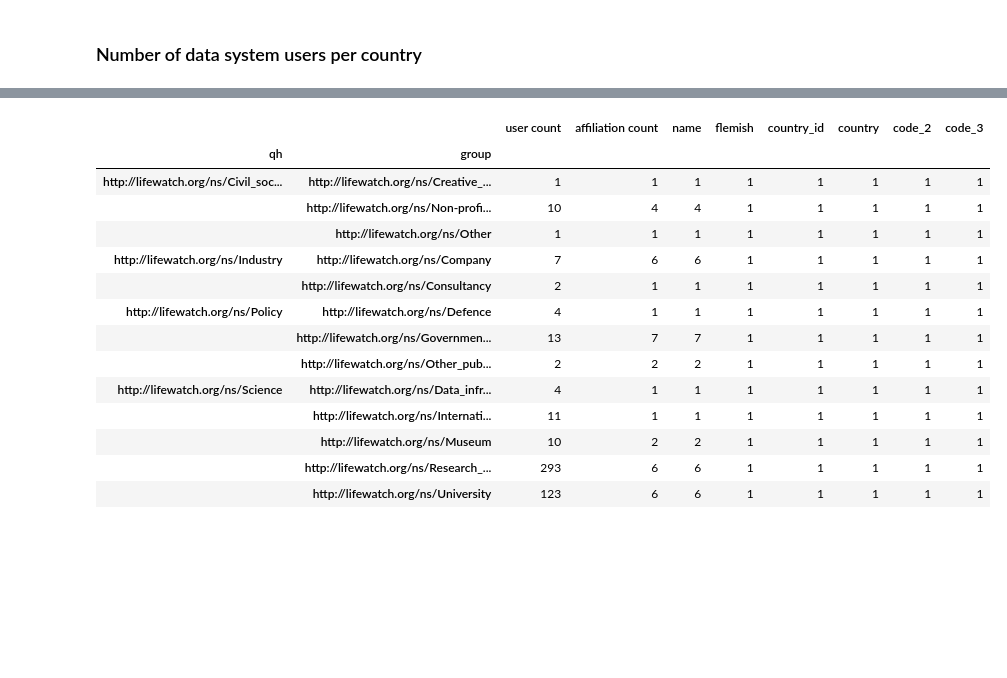
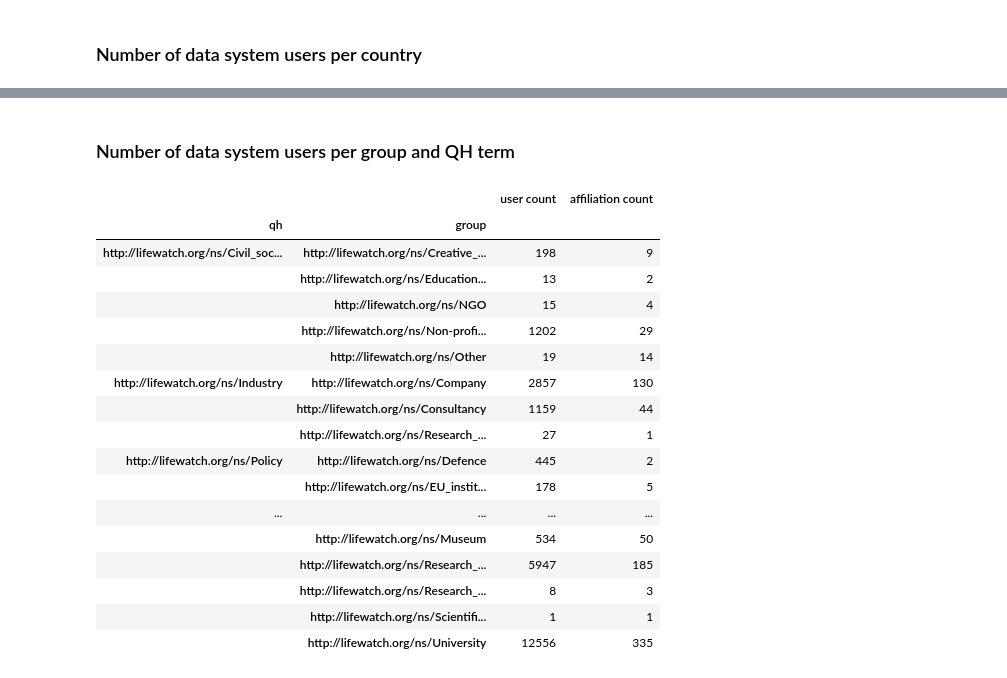
Before and after one commit to lifewatch/user-analysis-2023, a Jupyter notebook: notebooks/2_user_datasystem_stats.ipynb, the cells around one changed output, grey strips where cells are left out. Saved outputs shown, nothing was run; the diff lists cells and outputs as text; code cells hidden in the pictures; blank space fills up the shorter version.

```diff
--- a/notebooks/2_user_datasystem_stats.ipynb
+++ b/notebooks/2_user_datasystem_stats.ipynb
@@ -12,3 +36,7 @@ datasys_users = execute_to_df("2_data_system_users_info.sparql")
 # %%
+# this time with the users of marine regions included
+# (note: given the high number of users, many affiliations of these users are yet to be identified, resulting is many missing names)
+file_path = "/data/query_results/2_data_systems_users_info_sparql_MarineRegions.csv"
+datasys_users = pd.read_csv(file_path)
 datasys_users
 # %% [output]
@@ -92,12 +118,10 @@ plt.show()
 #      <https://www.iso.org/obp/ui/#iso%3Acode%3A3166%3AEU> = EU affiliations
 #      <https://www.iso.org/obp/ui/#iso%3Acode%3A3166%3AXAA> = personal affiliations
 
-datasys_users.loc[ datasys_users['country_id'] == 'https://www.iso.org/obp/ui/#iso%3Acode%3A3166%3AEU' , 'country'] = 'Europe'
-datasys_users.loc[ datasys_users['country_id'] == 'https://www.iso.org/obp/ui/#iso%3Acode%3A3166%3AEU' , 'code_2'] = 'EU'
-datasys_users.loc[ datasys_users['country_id'] == 'https://www.iso.org/obp/ui/#iso%3Acode%3A3166%3AEU' , 'code_3'] = 'EUR'
+datasys_users.loc[ datasys_users['country_id'] == 'https://www.iso.org/obp/ui/#iso%3Acode%3A3166%3AEU' , 'country_code2'] = 'EU'
+datasys_users.loc[ datasys_users['country_id'] == 'https://www.iso.org/obp/ui/#iso%3Acode%3A3166%3AEU' , 'country_code3'] = 'EUR'
 
-datasys_users.loc[ datasys_users['country_id'] == 'https://www.iso.org/obp/ui/#iso%3Acode%3A3166%3AXAA' , 'country'] = 'personal'
-datasys_users.loc[ datasys_users['country_id'] == 'https://www.iso.org/obp/ui/#iso%3Acode%3A3166%3AXAA' , 'code_2'] = 'personal'
-datasys_users.loc[ datasys_users['country_id'] == 'https://www.iso.org/obp/ui/#iso%3Acode%3A3166%3AXAA' , 'code_3'] = 'personal'
+datasys_users.loc[ datasys_users['country_id'] == 'https://www.iso.org/obp/ui/#iso%3Acode%3A3166%3AXAA' , 'country_code2'] = 'personal'
+datasys_users.loc[ datasys_users['country_id'] == 'https://www.iso.org/obp/ui/#iso%3Acode%3A3166%3AXAA' , 'country_code3'] = 'personal'
 # %%
 # wrangle dataframe into right format
@@ -125,19 +216,26 @@ plt.show()
+# %% [markdown]
+### Number of data system users per group and QH term
 # %%
 # table of unique datasystem users grouped per type of affiliation and quadruple helix group
-datasys_users.groupby(['qh','group']).nunique().rename(columns={'datasyst_user':'user count', 'affiliation_id':'affiliation count'})
+qh_group_info = datasys_users.groupby(['qh','group']).nunique()
+qh_group_info.drop(('http://lifewatch.org/ns/Civil_society','http://lifewatch.org/ns/personal_interest'), inplace=True) #leaving out 'personal'
+qh_group_info[['datasyst_user','affiliation_id']].rename(columns={'datasyst_user':'user count', 'affiliation_id':'affiliation count'})
 # %% [output]
-|  |  | user count | affiliation count | name | flemish | country_id | country | code_2 | code_3 |
-| qh | group |  |  |  |  |  |  |  |  |
-| http://lifewatch.org/ns/Civil_soc... | http://lifewatch.org/ns/Creative_... | 1 | 1 | 1 | 1 | 1 | 1 | 1 | 1 |
-|  | http://lifewatch.org/ns/Non-profi... | 10 | 4 | 4 | 1 | 1 | 1 | 1 | 1 |
-|  | http://lifewatch.org/ns/Other | 1 | 1 | 1 | 1 | 1 | 1 | 1 | 1 |
-| http://lifewatch.org/ns/Industry | http://lifewatch.org/ns/Company | 7 | 6 | 6 | 1 | 1 | 1 | 1 | 1 |
-|  | http://lifewatch.org/ns/Consultancy | 2 | 1 | 1 | 1 | 1 | 1 | 1 | 1 |
-| http://lifewatch.org/ns/Policy | http://lifewatch.org/ns/Defence | 4 | 1 | 1 | 1 | 1 | 1 | 1 | 1 |
-|  | http://lifewatch.org/ns/Governmen... | 13 | 7 | 7 | 1 | 1 | 1 | 1 | 1 |
-|  | http://lifewatch.org/ns/Other_pub... | 2 | 2 | 2 | 1 | 1 | 1 | 1 | 1 |
-| http://lifewatch.org/ns/Science | http://lifewatch.org/ns/Data_infr... | 4 | 1 | 1 | 1 | 1 | 1 | 1 | 1 |
-|  | http://lifewatch.org/ns/Internati... | 11 | 1 | 1 | 1 | 1 | 1 | 1 | 1 |
-|  | http://lifewatch.org/ns/Museum | 10 | 2 | 2 | 1 | 1 | 1 | 1 | 1 |
-|  | http://lifewatch.org/ns/Research_... | 293 | 6 | 6 | 1 | 1 | 1 | 1 | 1 |
-|  | http://lifewatch.org/ns/University | 123 | 6 | 6 | 1 | 1 | 1 | 1 | 1 |
+|  |  | user count | affiliation count |
+| qh | group |  |  |
+| http://lifewatch.org/ns/Civil_soc... | http://lifewatch.org/ns/Creative_... | 198 | 9 |
+|  | http://lifewatch.org/ns/Education... | 13 | 2 |
+|  | http://lifewatch.org/ns/NGO | 15 | 4 |
+|  | http://lifewatch.org/ns/Non-profi... | 1202 | 29 |
+|  | http://lifewatch.org/ns/Other | 19 | 14 |
+| http://lifewatch.org/ns/Industry | http://lifewatch.org/ns/Company | 2857 | 130 |
+|  | http://lifewatch.org/ns/Consultancy | 1159 | 44 |
+|  | http://lifewatch.org/ns/Research_... | 27 | 1 |
+| http://lifewatch.org/ns/Policy | http://lifewatch.org/ns/Defence | 445 | 2 |
+|  | http://lifewatch.org/ns/EU_instit... | 178 | 5 |
+| ... | ... | ... | ... |
+|  | http://lifewatch.org/ns/Museum | 534 | 50 |
+|  | http://lifewatch.org/ns/Research_... | 5947 | 185 |
+|  | http://lifewatch.org/ns/Research_... | 8 | 3 |
+|  | http://lifewatch.org/ns/Scientifi... | 1 | 1 |
+|  | http://lifewatch.org/ns/University | 12556 | 335 |
```
Also changed, not shown: parts of 15 cells of this notebook, 4 other files.
